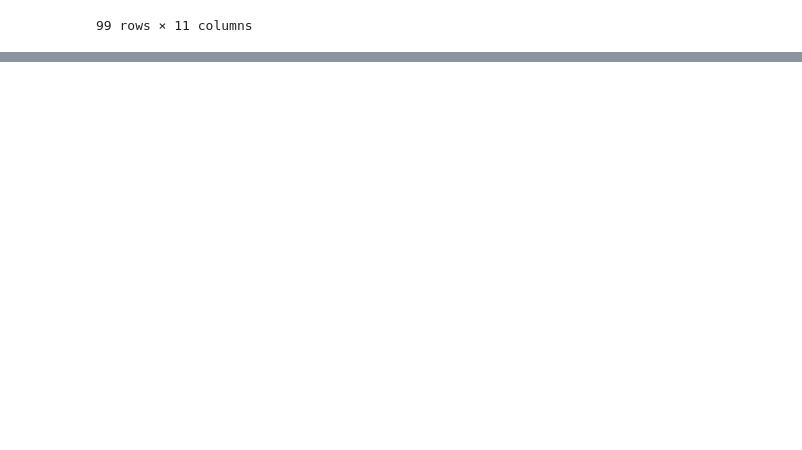
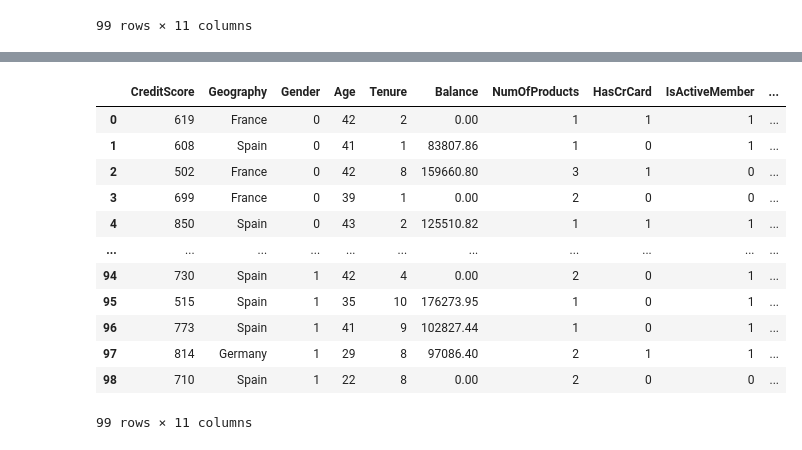
Before and after one commit to harshchatbot/annclassification_myproject, a Jupyter notebook: traincopymodel.ipynb, the cells around one changed output, grey strips where cells are left out. Cells and saved outputs as stored; diff of their text form; code cells hidden in the pictures; blank space fills up the shorter version.

```diff
--- a/traincopymodel.ipynb
+++ b/traincopymodel.ipynb
@@ -48,0 +65,19 @@ data
+# %%
+## Encode categorical variables - we are considering gender and country
+label_encoder_gender=LabelEncoder()
+data['Gender']=label_encoder_gender.fit_transform(data['Gender'])
+data
+# %% [output]
+|  | CreditScore | Geography | Gender | Age | Tenure | Balance | NumOfProducts | HasCrCard | IsActiveMember | ... |
+| 0 | 619 | France | 0 | 42 | 2 | 0.00 | 1 | 1 | 1 | ... |
+| 1 | 608 | Spain | 0 | 41 | 1 | 83807.86 | 1 | 0 | 1 | ... |
+| 2 | 502 | France | 0 | 42 | 8 | 159660.80 | 3 | 1 | 0 | ... |
+| 3 | 699 | France | 0 | 39 | 1 | 0.00 | 2 | 0 | 0 | ... |
+| 4 | 850 | Spain | 0 | 43 | 2 | 125510.82 | 1 | 1 | 1 | ... |
+| ... | ... | ... | ... | ... | ... | ... | ... | ... | ... | ... |
+| 94 | 730 | Spain | 1 | 42 | 4 | 0.00 | 2 | 0 | 1 | ... |
+| 95 | 515 | Spain | 1 | 35 | 10 | 176273.95 | 1 | 0 | 1 | ... |
+| 96 | 773 | Spain | 1 | 41 | 9 | 102827.44 | 1 | 0 | 1 | ... |
+| 97 | 814 | Germany | 1 | 29 | 8 | 97086.40 | 2 | 1 | 1 | ... |
+| 98 | 710 | Spain | 1 | 22 | 8 | 0.00 | 2 | 0 | 0 | ... |
+99 rows × 11 columns
```
Also changed, not shown: parts of 7 cells of this notebook.
